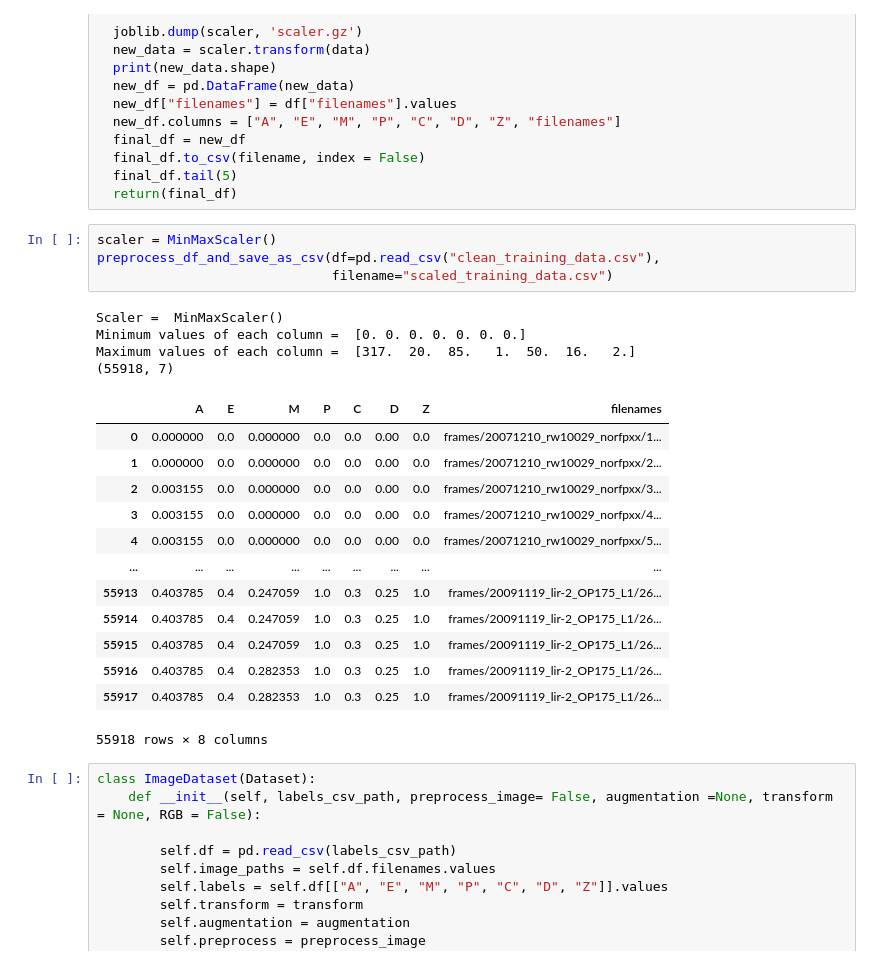
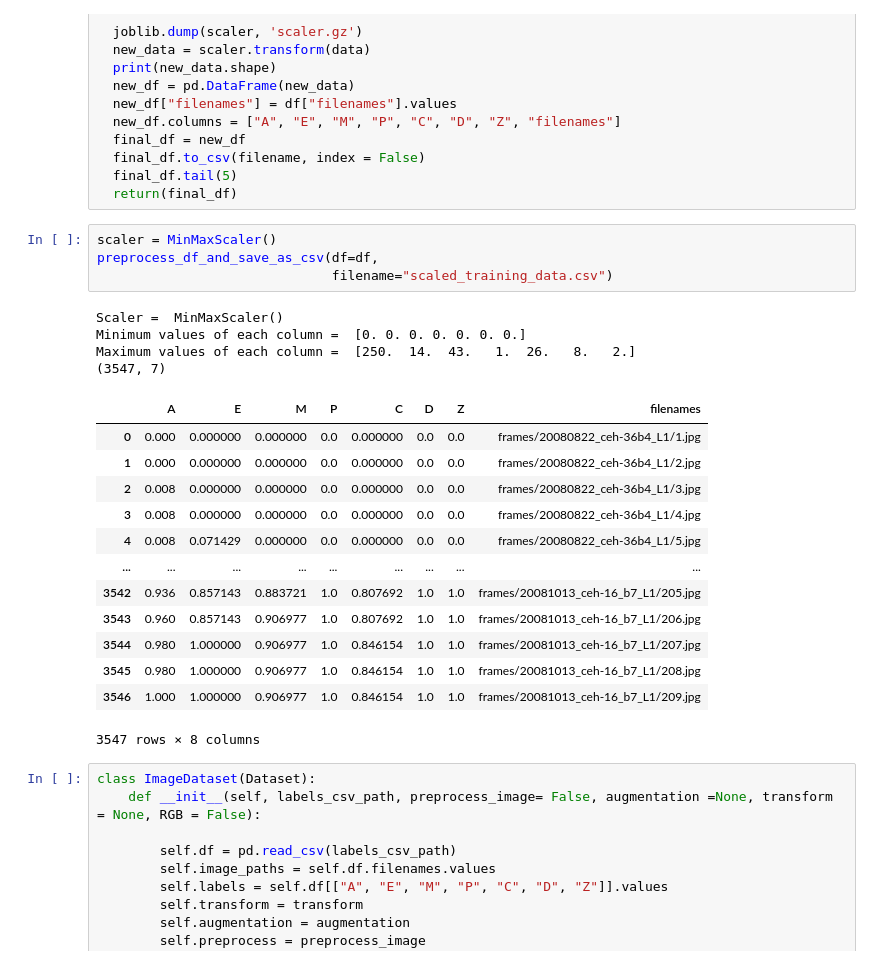
Before and after one commit to Mainakdeb/elegant-embryos, a Jupyter notebook: estimate_cell_family_population.ipynb, the cells around one changed output. Cells and saved outputs as stored; diff of their text form.

```diff
--- a/estimate_cell_family_population.ipynb
+++ b/estimate_cell_family_population.ipynb
@@ -83,26 +95,26 @@ def preprocess_df_and_save_as_csv(df, filename="preprocessed_data.csv"):
   return(final_df)
 # %%
 scaler = MinMaxScaler()
-preprocess_df_and_save_as_csv(df=pd.read_csv("clean_training_data.csv"),
+preprocess_df_and_save_as_csv(df=df,
                               filename="scaled_training_data.csv")
 # %% [output]
 Scaler =  MinMaxScaler()
 Minimum values of each column =  [0. 0. 0. 0. 0. 0. 0.]
-Maximum values of each column =  [317.  20.  85.   1.  50.  16.   2.]
-(55918, 7)
+Maximum values of each column =  [250.  14.  43.   1.  26.   8.   2.]
+(3547, 7)
 |  | A | E | M | P | C | D | Z | filenames |
-| 0 | 0.000000 | 0.0 | 0.000000 | 0.0 | 0.0 | 0.00 | 0.0 | frames/20071210_rw10029_norfpxx/1... |
-| 1 | 0.000000 | 0.0 | 0.000000 | 0.0 | 0.0 | 0.00 | 0.0 | frames/20071210_rw10029_norfpxx/2... |
-| 2 | 0.003155 | 0.0 | 0.000000 | 0.0 | 0.0 | 0.00 | 0.0 | frames/20071210_rw10029_norfpxx/3... |
-| 3 | 0.003155 | 0.0 | 0.000000 | 0.0 | 0.0 | 0.00 | 0.0 | frames/20071210_rw10029_norfpxx/4... |
-| 4 | 0.003155 | 0.0 | 0.000000 | 0.0 | 0.0 | 0.00 | 0.0 | frames/20071210_rw10029_norfpxx/5... |
+| 0 | 0.000 | 0.000000 | 0.000000 | 0.0 | 0.000000 | 0.0 | 0.0 | frames/20080822_ceh-36b4_L1/1.jpg |
+| 1 | 0.000 | 0.000000 | 0.000000 | 0.0 | 0.000000 | 0.0 | 0.0 | frames/20080822_ceh-36b4_L1/2.jpg |
+| 2 | 0.008 | 0.000000 | 0.000000 | 0.0 | 0.000000 | 0.0 | 0.0 | frames/20080822_ceh-36b4_L1/3.jpg |
+| 3 | 0.008 | 0.000000 | 0.000000 | 0.0 | 0.000000 | 0.0 | 0.0 | frames/20080822_ceh-36b4_L1/4.jpg |
+| 4 | 0.008 | 0.071429 | 0.000000 | 0.0 | 0.000000 | 0.0 | 0.0 | frames/20080822_ceh-36b4_L1/5.jpg |
 | ... | ... | ... | ... | ... | ... | ... | ... | ... |
-| 55913 | 0.403785 | 0.4 | 0.247059 | 1.0 | 0.3 | 0.25 | 1.0 | frames/20091119_lir-2_OP175_L1/26... |
-| 55914 | 0.403785 | 0.4 | 0.247059 | 1.0 | 0.3 | 0.25 | 1.0 | frames/20091119_lir-2_OP175_L1/26... |
-| 55915 | 0.403785 | 0.4 | 0.247059 | 1.0 | 0.3 | 0.25 | 1.0 | frames/20091119_lir-2_OP175_L1/26... |
-| 55916 | 0.403785 | 0.4 | 0.282353 | 1.0 | 0.3 | 0.25 | 1.0 | frames/20091119_lir-2_OP175_L1/26... |
-| 55917 | 0.403785 | 0.4 | 0.282353 | 1.0 | 0.3 | 0.25 | 1.0 | frames/20091119_lir-2_OP175_L1/26... |
+| 3542 | 0.936 | 0.857143 | 0.883721 | 1.0 | 0.807692 | 1.0 | 1.0 | frames/20081013_ceh-16_b7_L1/205.jpg |
+| 3543 | 0.960 | 0.857143 | 0.906977 | 1.0 | 0.807692 | 1.0 | 1.0 | frames/20081013_ceh-16_b7_L1/206.jpg |
+| 3544 | 0.980 | 1.000000 | 0.906977 | 1.0 | 0.846154 | 1.0 | 1.0 | frames/20081013_ceh-16_b7_L1/207.jpg |
+| 3545 | 0.980 | 1.000000 | 0.906977 | 1.0 | 0.846154 | 1.0 | 1.0 | frames/20081013_ceh-16_b7_L1/208.jpg |
+| 3546 | 1.000 | 1.000000 | 0.906977 | 1.0 | 0.846154 | 1.0 | 1.0 | frames/20081013_ceh-16_b7_L1/209.jpg |
-55918 rows × 8 columns
+3547 rows × 8 columns
 # %%
 class ImageDataset(Dataset):
     def __init__(self, labels_csv_path, preprocess_image= False, augmentation =None, transform = None, RGB = False):
```
Also changed, not shown: parts of 18 cells of this notebook.
